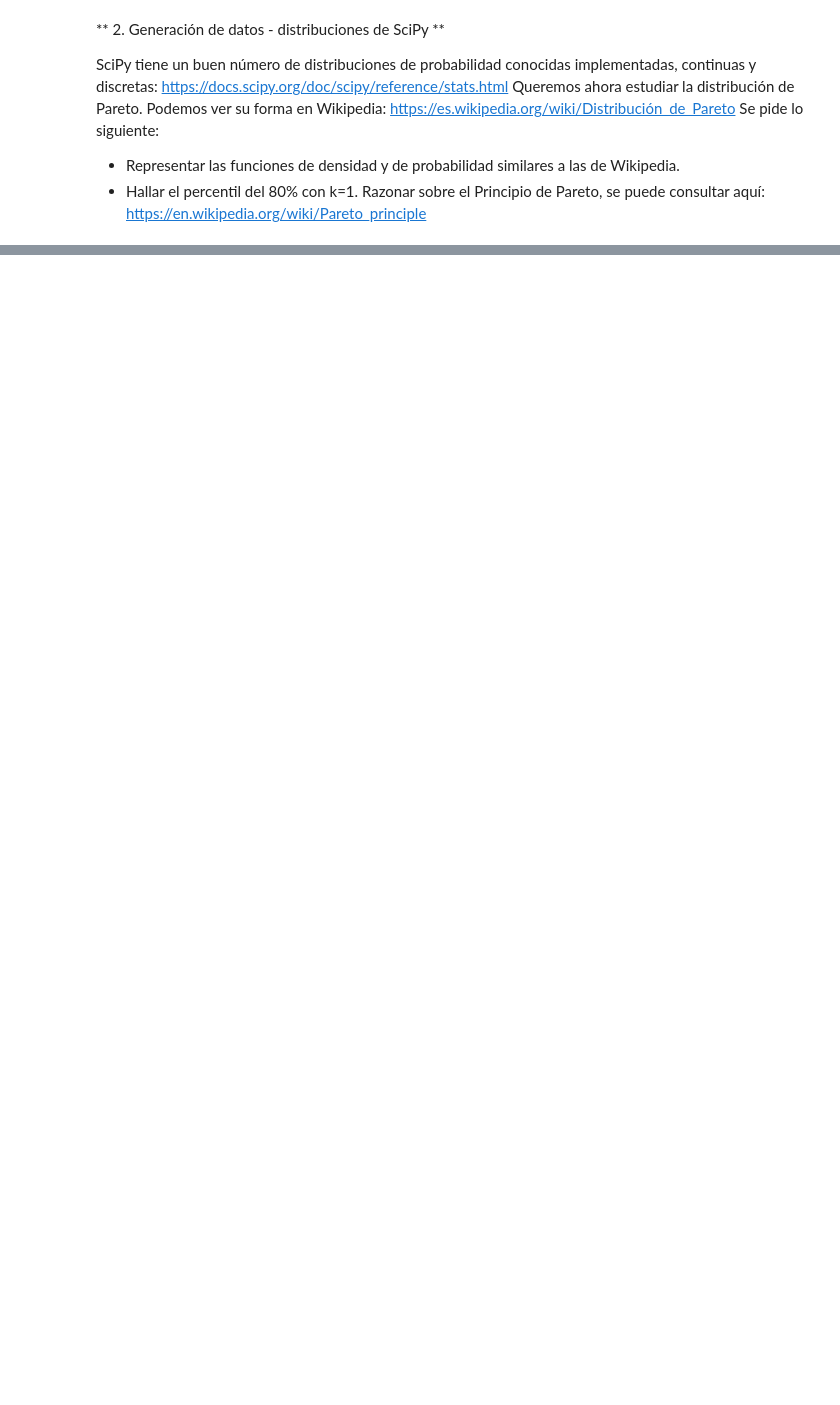
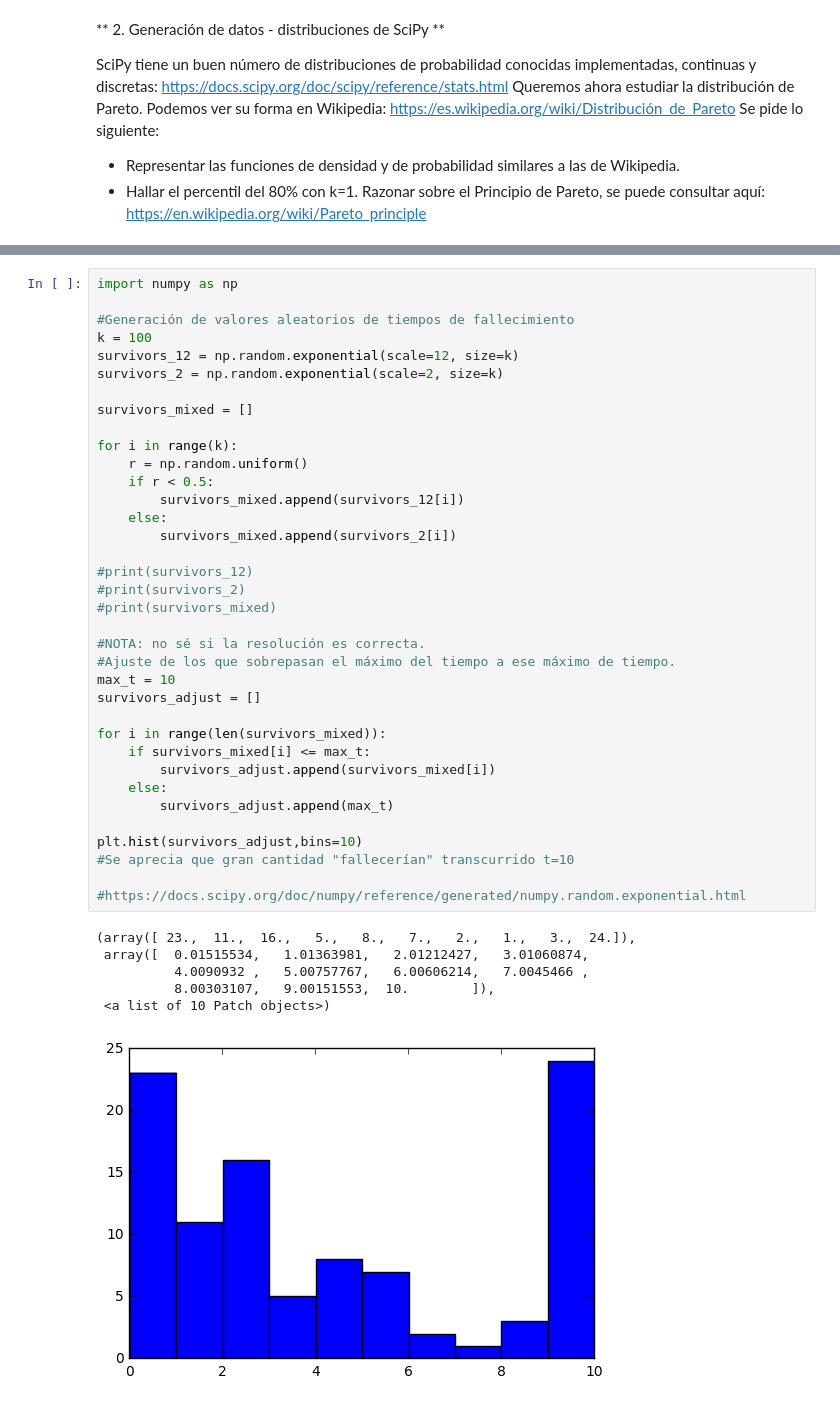
Before and after one commit to bachiman/DSEE-Python, a Jupyter notebook: Álvaro López - Ejercicios Bloque 3-4 - Más avanzados.ipynb, the cells around one changed output, grey strips where cells are left out. Cells and saved outputs as stored; diff of their text form; blank space fills up the shorter version.

```diff
--- a/Álvaro López - Ejercicios Bloque 3-4 - Más avanzados.ipynb
+++ b/Álvaro López - Ejercicios Bloque 3-4 - Más avanzados.ipynb
@@ -113,0 +188,43 @@ Percentil 20% k=1: 1.25
+# %%
+import numpy as np
+
+#Generación de valores aleatorios de tiempos de fallecimiento
+k = 100
+survivors_12 = np.random.exponential(scale=12, size=k)
+survivors_2 = np.random.exponential(scale=2, size=k)
+
+survivors_mixed = []
+
+for i in range(k):
+    r = np.random.uniform()
+    if r < 0.5:
+        survivors_mixed.append(survivors_12[i])
+    else:
+        survivors_mixed.append(survivors_2[i])
+
+#print(survivors_12)
+#print(survivors_2)
+#print(survivors_mixed)
+
+#NOTA: no sé si la resolución es correcta.
+#Ajuste de los que sobrepasan el máximo del tiempo a ese máximo de tiempo.
+max_t = 10
+survivors_adjust = []
+
+for i in range(len(survivors_mixed)):
+    if survivors_mixed[i] <= max_t:
+        survivors_adjust.append(survivors_mixed[i])
+    else:
+        survivors_adjust.append(max_t)
+
+plt.hist(survivors_adjust,bins=10)
+#Se aprecia que gran cantidad "fallecerían" transcurrido t=10
+
+#https://docs.scipy.org/doc/numpy/reference/generated/numpy.random.exponential.html
+# %% [output]
+(array([ 23.,  11.,  16.,   5.,   8.,   7.,   2.,   1.,   3.,  24.]),
+ array([  0.01515534,   1.01363981,   2.01212427,   3.01060874,
+          4.0090932 ,   5.00757767,   6.00606214,   7.0045466 ,
+          8.00303107,   9.00151553,  10.        ]),
+ <a list of 10 Patch objects>)
+[figure, added]
```
Also changed, not shown: parts of 8 cells of this notebook, 1 other file.
